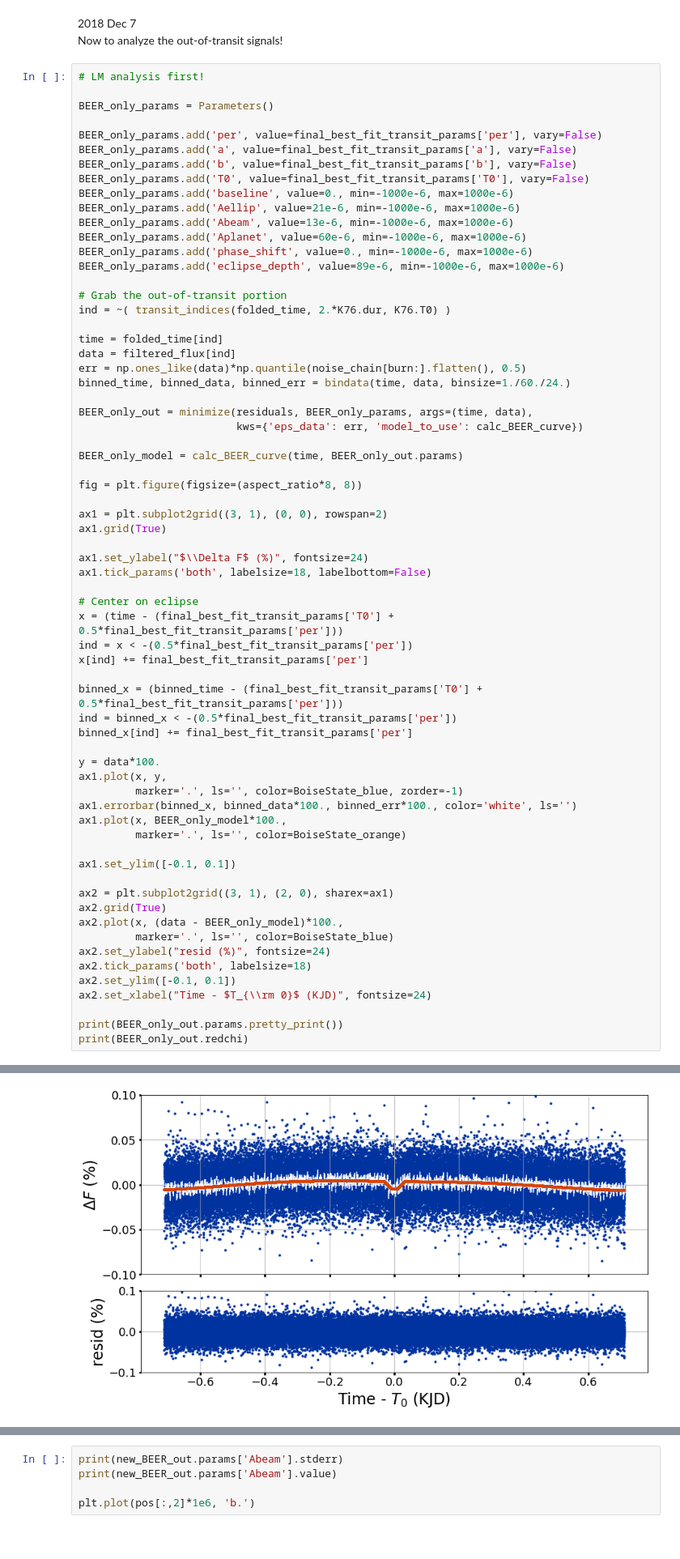
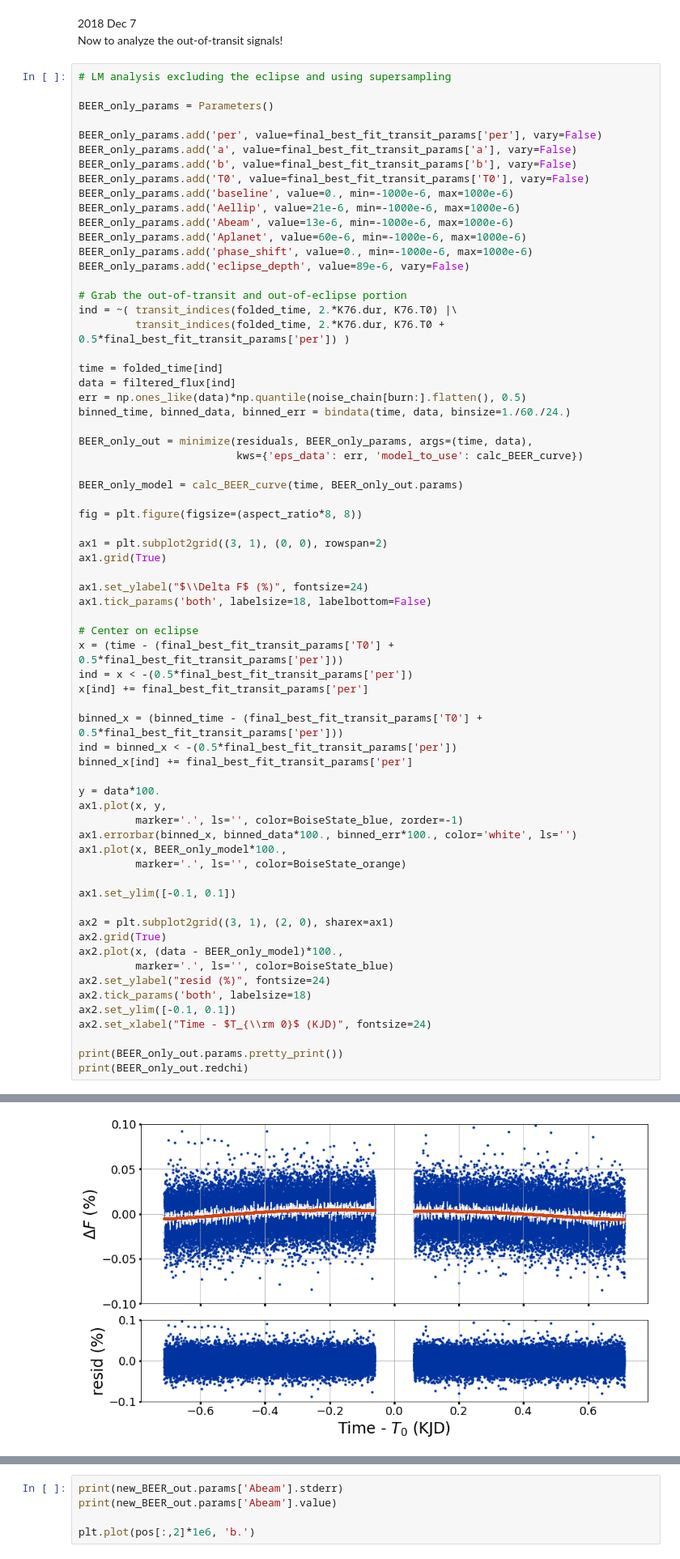
Before and after one commit to BoiseStatePlanetary/Searching-for-Variability-in-Eclipses-in-the-Kepler-Dataset, a Jupyter notebook: code/Analysis_of_Kepler76b.ipynb, the cells around one changed output, grey strips where cells are left out. Shown at 81% size. Cells and saved outputs as stored; diff of their text form.

```diff
--- a/code/Analysis_of_Kepler76b.ipynb
+++ b/code/Analysis_of_Kepler76b.ipynb
@@ -914,7 +911,7 @@ dill.dump_session('Analysis_of_Kepler76b_2018Dec5.db')
 2018 Dec 7<br>
 Now to analyze the out-of-transit signals!
 # %%
-# LM analysis first!
+# LM analysis excluding the eclipse and using supersampling
 
 BEER_only_params = Parameters()
 
@@ -927,10 +924,11 @@ BEER_only_params.add('Aellip', value=21e-6, min=-1000e-6, max=1000e-6)
 BEER_only_params.add('Abeam', value=13e-6, min=-1000e-6, max=1000e-6)
 BEER_only_params.add('Aplanet', value=60e-6, min=-1000e-6, max=1000e-6)
 BEER_only_params.add('phase_shift', value=0., min=-1000e-6, max=1000e-6)
-BEER_only_params.add('eclipse_depth', value=89e-6, min=-1000e-6, max=1000e-6)
+BEER_only_params.add('eclipse_depth', value=89e-6, vary=False)
 
-# Grab the out-of-transit portion
-ind = ~( transit_indices(folded_time, 2.*K76.dur, K76.T0) )
+# Grab the out-of-transit and out-of-eclipse portion
+ind = ~( transit_indices(folded_time, 2.*K76.dur, K76.T0) |\
+         transit_indices(folded_time, 2.*K76.dur, K76.T0 + 0.5*final_best_fit_transit_params['per']) )
 
 time = folded_time[ind]
 data = filtered_flux[ind]
@@ -996 +994 @@ None
-[figure, old version]
+[figure, new version]
```
Also changed, not shown: parts of 9 cells of this notebook.
